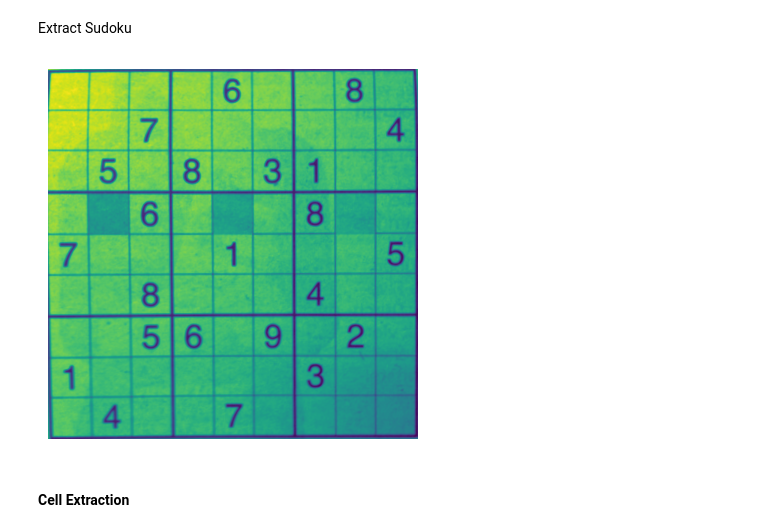
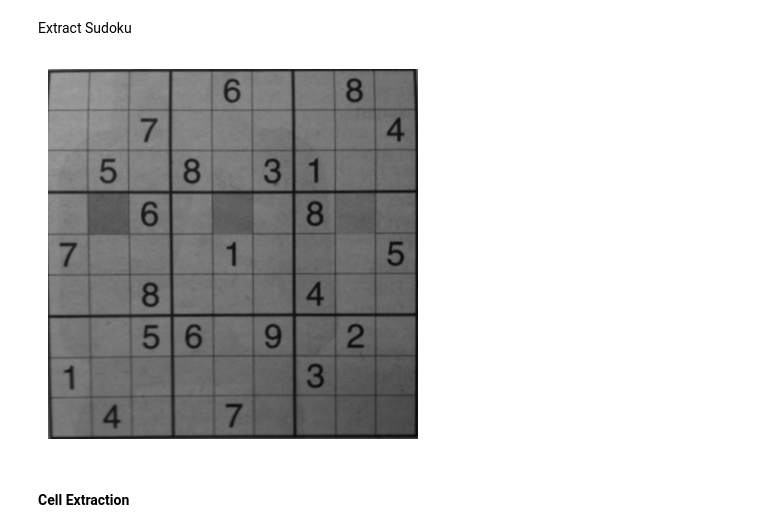
Before and after one commit to Johannes-Herz/Sudoku-Solver, a Jupyter notebook: ReportGraphicsProcessing.ipynb, the cells around one changed output. Drawn from its saved outputs; the diff is of its cells as text; code cells hidden in the pictures.

```diff
--- a/ReportGraphicsProcessing.ipynb
+++ b/ReportGraphicsProcessing.ipynb
@@ -15,7 +15,7 @@ ContourColor = (255, 150, 0)
 # %% [markdown]
 # Graphics
 # %%
-SRC = "./data/sudokus/"
+SRC = "./data/sudokus"
 sudokusDataset = loadSudokus(SRC)
 data = sudokusDataset[0]
 labels = sudokusDataset[1]
@@ -74,7 +74,22 @@ plt.imshow(cv.drawContours(image.copy(), _contours_, -1, (0, 255, 0), 3))
 # %% [markdown]
 Check Size Of Found Contours
 # %%
-_contours = checkContoursForSize(image.copy(), _contours_)
+inputImageHeightThreshold = [image.copy().shape[0] * 0.95, image.copy().shape[0]]
+inputImageWidthThreshold = [image.copy().shape[1] * 0.95, image.copy().shape[1]]
+minRatioToImage = float(float(1)/float(3))
+
+contourSelection = []
+
+for contour in _contours_:
+    x, y, w, h = cv.boundingRect(contour)
+    if w < inputImageWidthThreshold[1] * minRatioToImage or h < inputImageHeightThreshold[1] * minRatioToImage:
+            continue
+    if w > inputImageWidthThreshold[0] or h > inputImageHeightThreshold[0]:
+            continue
+    contourSelection.append(contour)
+
+_contours = contourSelection
+
 cv.imwrite("./figures/sampleInputImageSizeCheckedContoursDrawn.png", cv.drawContours(image.copy(), _contours, -1, ContourColor, 3))
 plt.axis('off')
 plt.imshow(cv.drawContours(image.copy(), _contours, -1, (0, 255, 0), 3))
@@ -85,6 +100,21 @@ plt.imshow(cv.drawContours(image.copy(), _contours, -1, (0, 255, 0), 3))
 Check Shape Of Found Contours
 # %%
 contours = checkContoursForSquares(_contours)
+
+contourAspectRatioThreshold = [0.9, 1.1]
+
+contourSelection = []
+
+for contour in _contours:
+    approximation = cv.approxPolyDP(contour, 0.02 * cv.arcLength(contour, True), True)
+    if len(approximation) == 4:
+        x, y, w, h = cv.boundingRect(contour)
+        ratio = float(w)/float(h)
+        if ratio > contourAspectRatioThreshold[0] and ratio < contourAspectRatioThreshold[1]:
+            contourSelection.append(approximation)
+
+contours = contourSelection
+
 cv.imwrite("./figures/sampleInputImageShapeCheckedContoursDrawn.png", cv.drawContours(image.copy(), contours, -1, ContourColor, 3))
 plt.axis('off')
 plt.imshow(cv.drawContours(image.copy(), contours, -1, (0, 255, 0), 3))
@@ -96,21 +126,21 @@ Extract Sudoku
 # %%
 sudokuImageGrayScale = None
 
 if len(contours) != 0:
     if len(contours) > 1:
         contours = sorted(contours, key=cv.contourArea, reverse=True)
 
     sudokuContour = contours[0]
 
     sudokuContour = sudokuContour.reshape(4, 2)
     sudokuImageGrayScale = four_point_transform(imageGrayScale, sudokuContour)
     sudokuImageGrayScale = cv.resize(sudokuImageGrayScale, (900, 900))
 
     cv.imwrite("./figures/extractedSudokuImageGrayScale.png", sudokuImageGrayScale)
     plt.axis('off')
-    plt.imshow(sudokuImageGrayScale)
+    plt.imshow(np.array([sudokuImageGrayScale, sudokuImageGrayScale, sudokuImageGrayScale]).transpose(1,2,0))
 # %% [output]
-[figure, old version]
+[figure, new version]
 # %% [markdown]
 #### Cell Extraction
 # %% [markdown]
```
Also changed, not shown: parts of 13 cells of this notebook, 8 other files.
